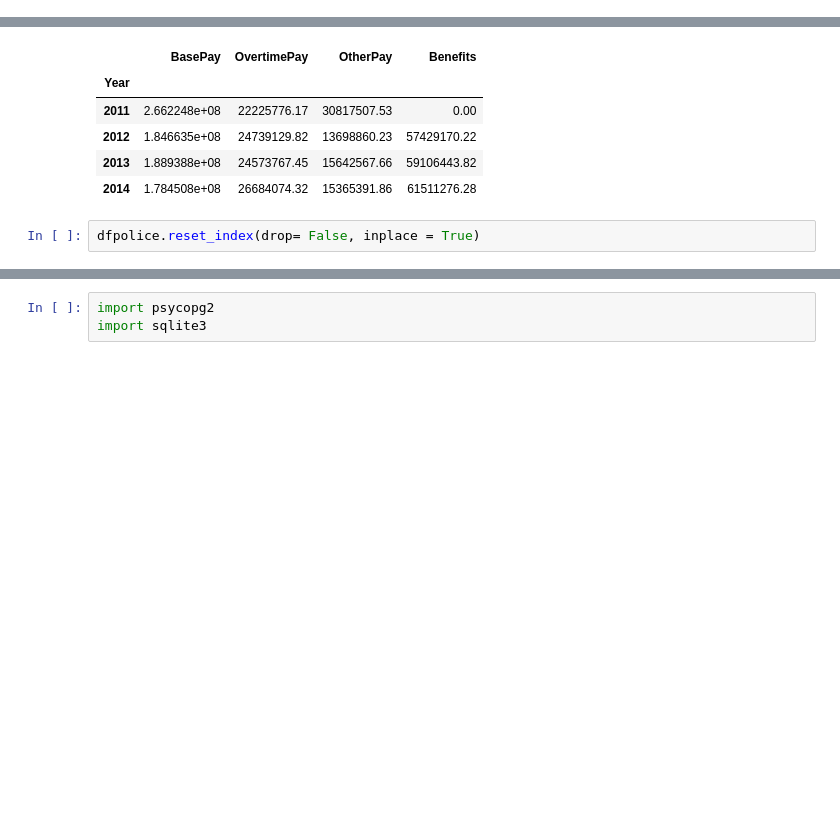
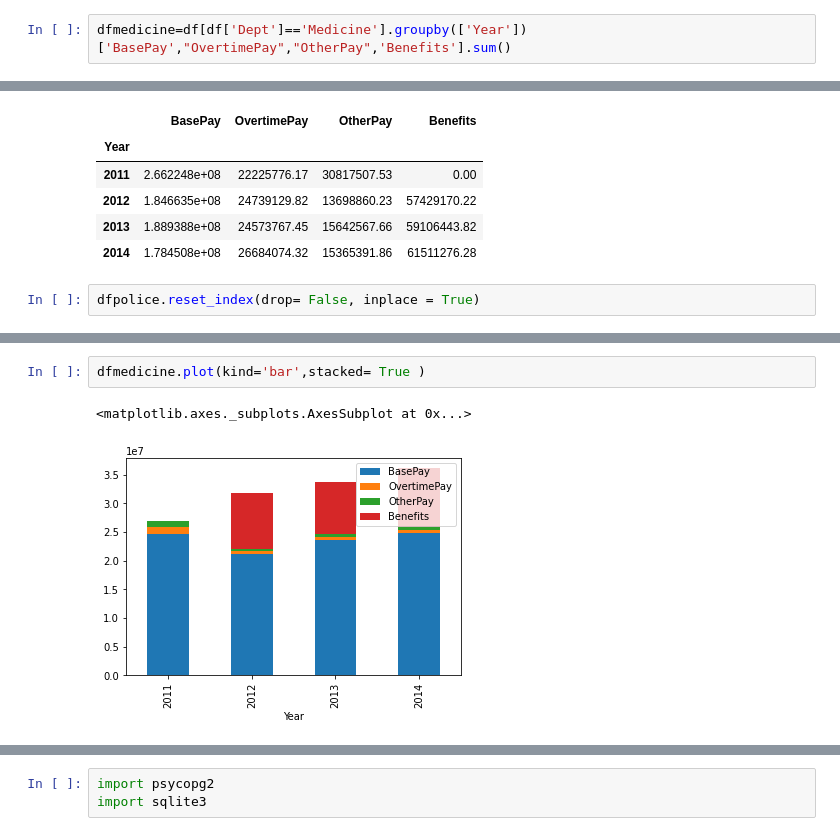
Before and after one commit to EvgenyBelov78/DA1, a Jupyter notebook: Salaries_in_SF.ipynb, the cells around one changed output, grey strips where cells are left out. Drawn from its saved outputs; the diff is of its cells as text; blank space fills up the shorter version.

```diff
--- a/Salaries_in_SF.ipynb
+++ b/Salaries_in_SF.ipynb
@@ -387,3 +389,5 @@ dfpolice=df[df['Dept']=='Police'].groupby(['Year'])['BasePay',"OvertimePay","Oth
+# %%
+dfmedicine=df[df['Dept']=='Medicine'].groupby(['Year'])['BasePay',"OvertimePay","OtherPay",'Benefits'].sum()
 # %%
 dfpolice
 # %% [output]
@@ -415,0 +421,5 @@ dfpolice.plot(x="Year", y=["BasePay", "OvertimePay","OtherPay",'Benefits'], kind
+# %%
+dfmedicine.plot(kind='bar',stacked= True )
+# %% [output]
+<matplotlib.axes._subplots.AxesSubplot at 0x...>
+[figure, added]
```
Also changed, not shown: parts of 15 cells of this notebook.
